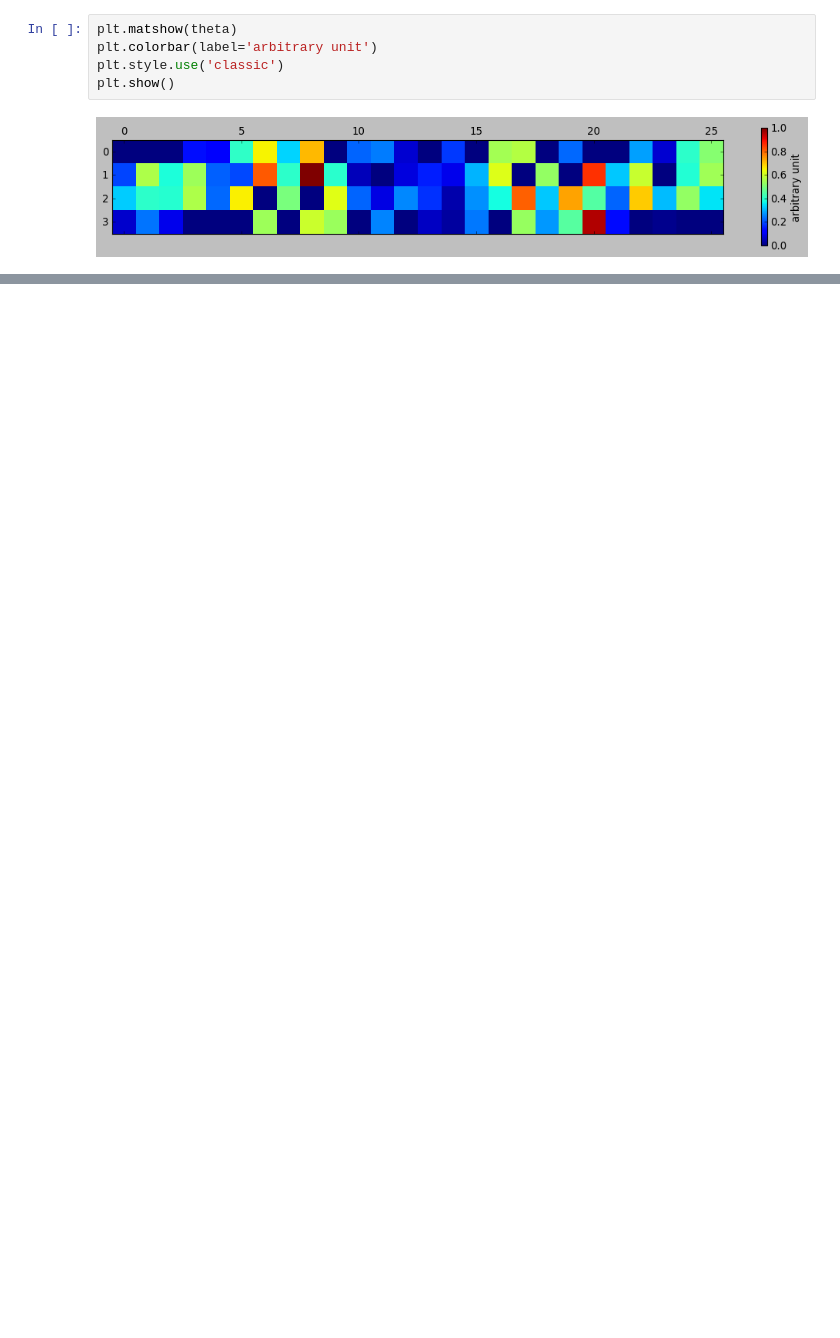
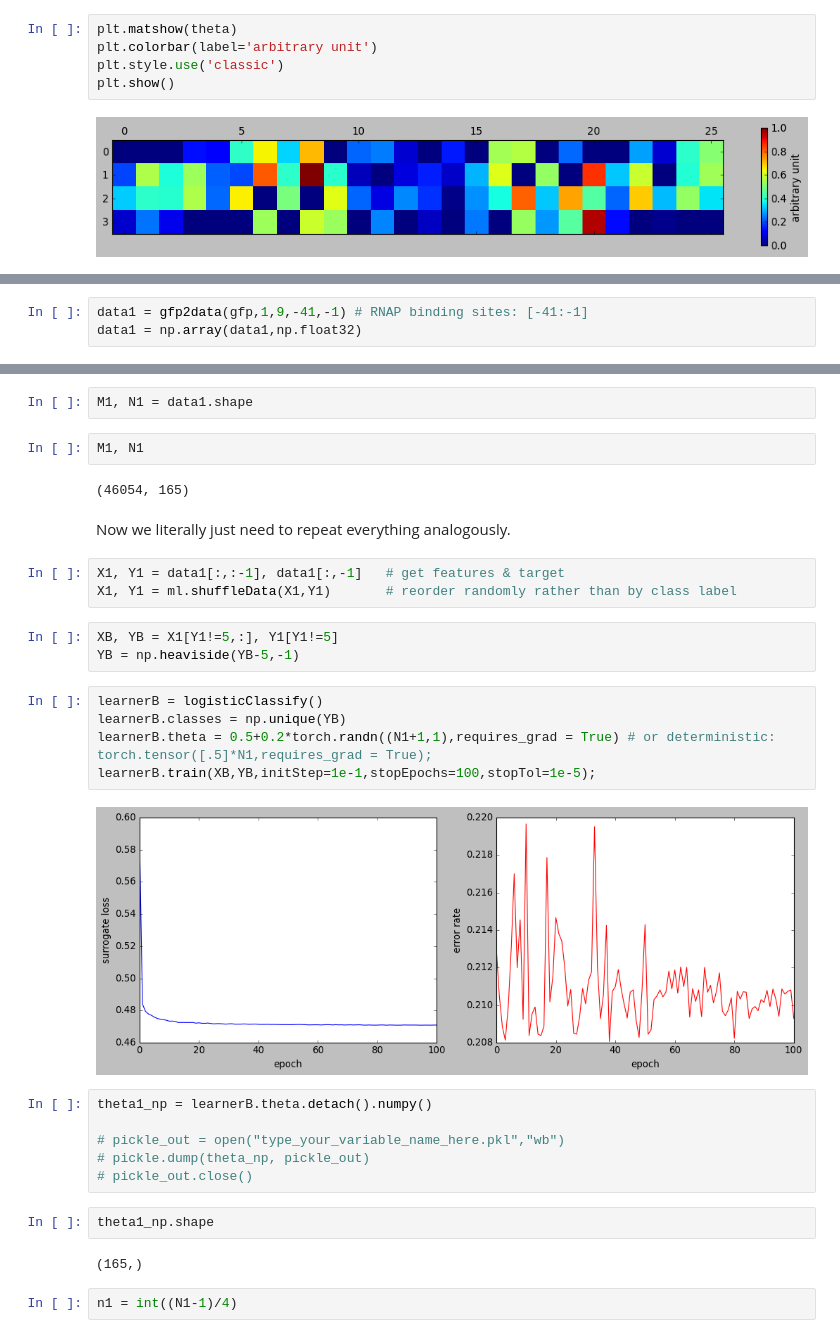
Before and after one commit to Chenovski/MSGI2023, a Jupyter notebook: 230718_opt.ipynb, the cells around one changed output, grey strips where cells are left out. Cells and saved outputs as stored; diff of their text form; blank space fills up the shorter version.

```diff
--- a/230718_opt.ipynb
+++ b/230718_opt.ipynb
@@ -200,0 +207,3 @@ plt.show()
+# %%
+data1 = gfp2data(gfp,1,9,-41,-1) # RNAP binding sites: [-41:-1]
+data1 = np.array(data1,np.float32)
@@ -200,0 +212,33 @@ plt.show()
+# %%
+M1, N1 = data1.shape
+# %%
+M1, N1
+# %% [output]
+(46054, 165)
+# %% [markdown]
+Now we literally just need to repeat everything analogously.
+# %%
+X1, Y1 = data1[:,:-1], data1[:,-1]   # get features & target
+X1, Y1 = ml.shuffleData(X1,Y1)       # reorder randomly rather than by class label
+# %%
+XB, YB = X1[Y1!=5,:], Y1[Y1!=5]
+YB = np.heaviside(YB-5,-1)
+# %%
+learnerB = logisticClassify()
+learnerB.classes = np.unique(YB)
+learnerB.theta = 0.5+0.2*torch.randn((N1+1,1),requires_grad = True) # or deterministic: torch.tensor([.5]*N1,requires_grad = True);
+learnerB.train(XB,YB,initStep=1e-1,stopEpochs=100,stopTol=1e-5);
+# %% [output]
+[figure, added]
+# %%
+theta1_np = learnerB.theta.detach().numpy()
+
+# pickle_out = open("type_your_variable_name_here.pkl","wb")
+# pickle.dump(theta_np, pickle_out)
+# pickle_out.close()
+# %%
+theta1_np.shape
+# %% [output]
+(165,)
+# %%
+n1 = int((N1-1)/4)
```
Also changed, not shown: parts of 27 cells of this notebook.
